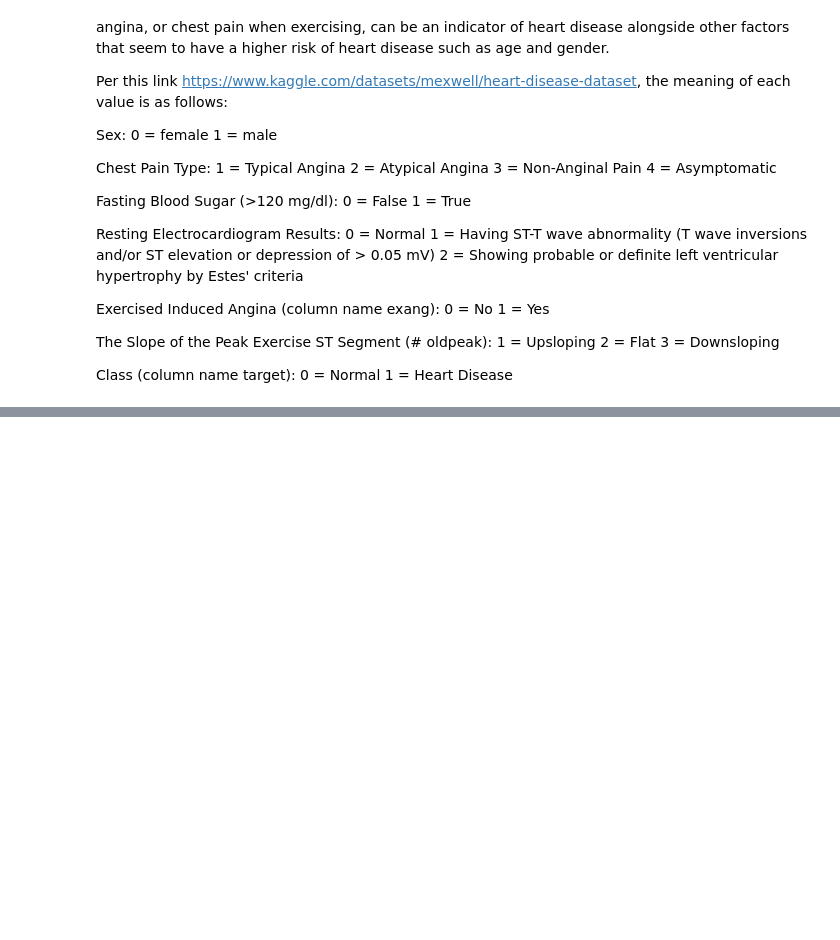
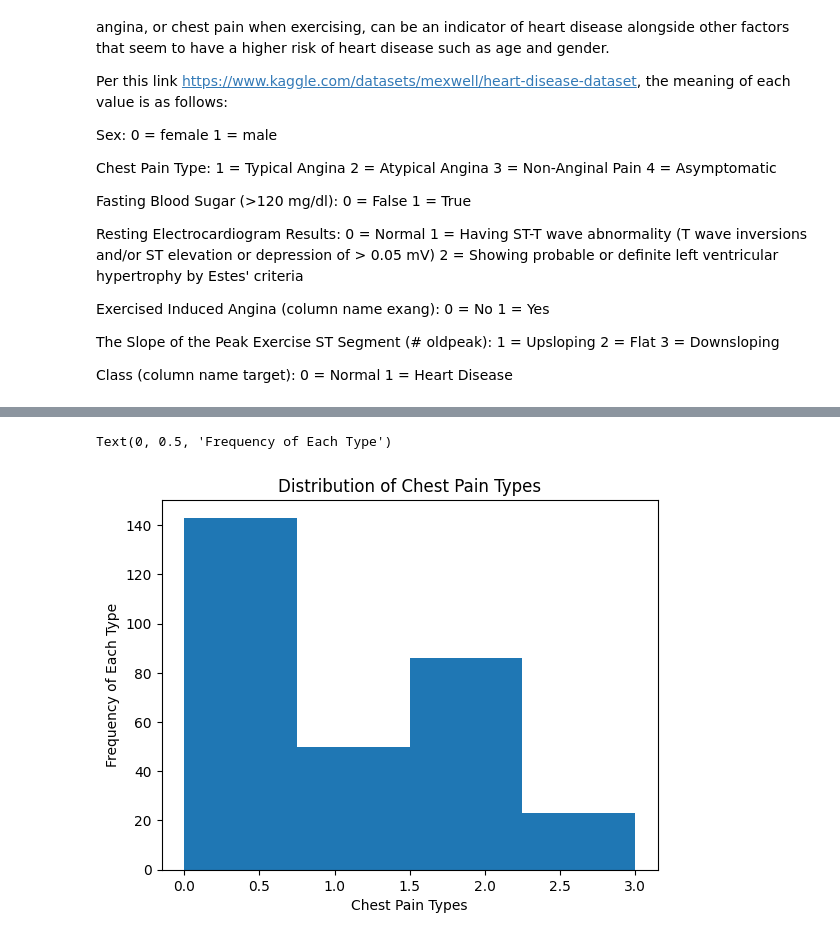
Before and after one commit to jtuffnell1902/Heart-Disease-Predictions, a Jupyter notebook: Heart Disease Prediction (Py).ipynb, the cells around one changed output, grey strips where cells are left out. Saved outputs shown, nothing was run; the diff lists cells and outputs as text; code cells hidden in the pictures; blank space fills up the shorter version.

```diff
--- a/Heart Disease Prediction (Py).ipynb
+++ b/Heart Disease Prediction (Py).ipynb
@@ -72,0 +92,9 @@ df.head()
+# %%
+# chest pain type histogram
+plt.hist(df_unique['cp'], bins=4)
+plt.title('Distribution of Chest Pain Types')
+plt.xlabel('Chest Pain Types')
+plt.ylabel('Frequency of Each Type')
+# %% [output]
+Text(0, 0.5, 'Frequency of Each Type')
+[figure, added]
```
Also changed, not shown: parts of 5 cells of this notebook.
